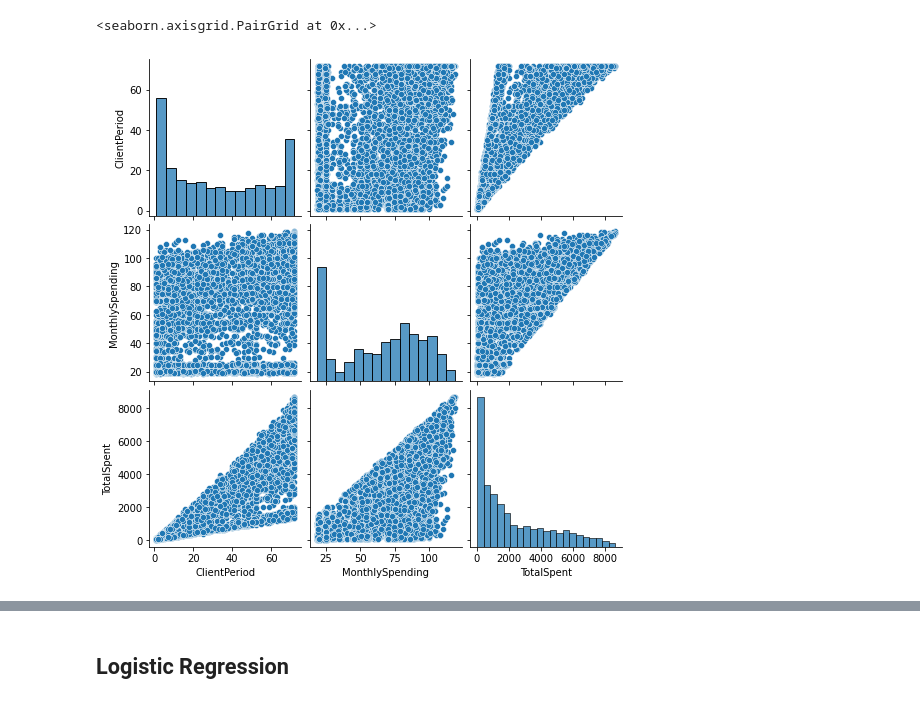
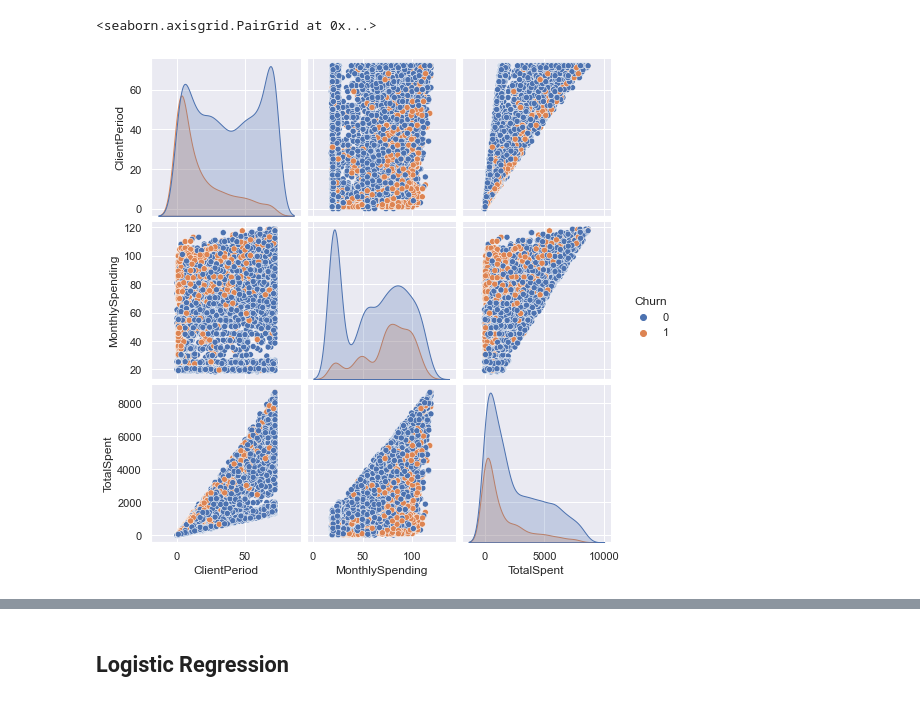
Before and after one commit to erblinaqeli/Data-Mining-Project, a Jupyter notebook: analysis.ipynb, the cells around one changed output, grey strips where cells are left out. Saved outputs shown, nothing was run; the diff lists cells and outputs as text; code cells hidden in the pictures.

Commit message:
Model training and basic analysis

```diff
--- a/analysis.ipynb
+++ b/analysis.ipynb
@@ -29,0 +24,6 @@ test = X_test.join(y_test)
+# %%
+init_len = len(train)
+print(train.isna().sum())
+train = train.dropna()
+test = test.dropna()
+print(f"\nData left: {len(train)}/{init_len}")
@@ -29,0 +48,5 @@ test = X_test.join(y_test)
+# %%
+print(train.TotalSpent.dtype) # not good
+print(train.TotalSpent.sort_values(ascending=True).values)
+train.TotalSpent = train.TotalSpent.replace(' ', 1)
+train.TotalSpent = train.TotalSpent.astype(float)
@@ -31,0 +87,7 @@ test = X_test.join(y_test)
+# %%
+print(f"Target class value counts: \n{train['Churn'].value_counts()}")
+
+sns.set(rc={"figure.figsize":(15, 6)})
+sns.set_style("darkgrid")
+sns.histplot(train['Churn']).set_title("Target Variable Distribution", fontsize=15)
+None
@@ -32,20 +117,8 @@ test = X_test.join(y_test)
 # %%
 from sklearn.preprocessing import LabelEncoder, OneHotEncoder
 
-cat_cols = []
-bin_cols = []
-num_cols = []
-for col in train.columns.tolist():
-    if len(train[col].value_counts()) > 2 and len(train[col].value_counts())<10:
-        cat_cols.append(col)
-    elif len(train[col].value_counts()) == 2:
-        bin_cols.append(col)
-    else:
-        num_cols.append(col)
 
 
 encoder = LabelEncoder()
-# set binary cols to 0 and 1
-for col in train.columns.tolist():
-    if len(train[col].value_counts())== 2:
-        train[col] = encoder.fit_transform(train[col])
+train[bin_cols] = train[bin_cols].apply(LabelEncoder().fit_transform)
+train = pd.concat((train[bin_cols + num_cols], pd.get_dummies(train[cat_cols])), axis=1)
@@ -70,6 +165,6 @@ None
 # %%
-sns.pairplot(train[num_cols])
+sns.pairplot(train[num_cols+['Churn']], hue="Churn")
 # %% [output]
 <seaborn.axisgrid.PairGrid at 0x...>
-[figure, old version]
+[figure, new version]
 # %% [markdown]
```
Also changed, not shown: parts of 55 cells of this notebook, 2 other files.
